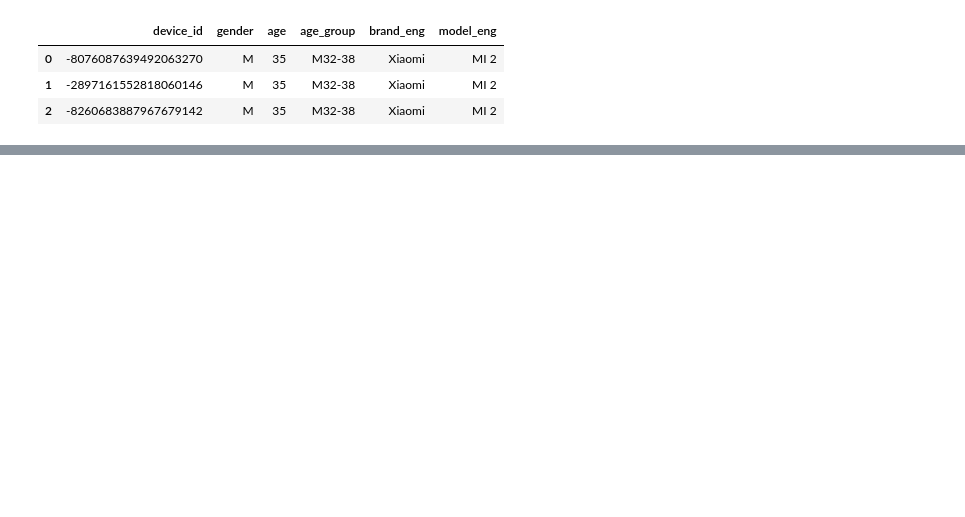
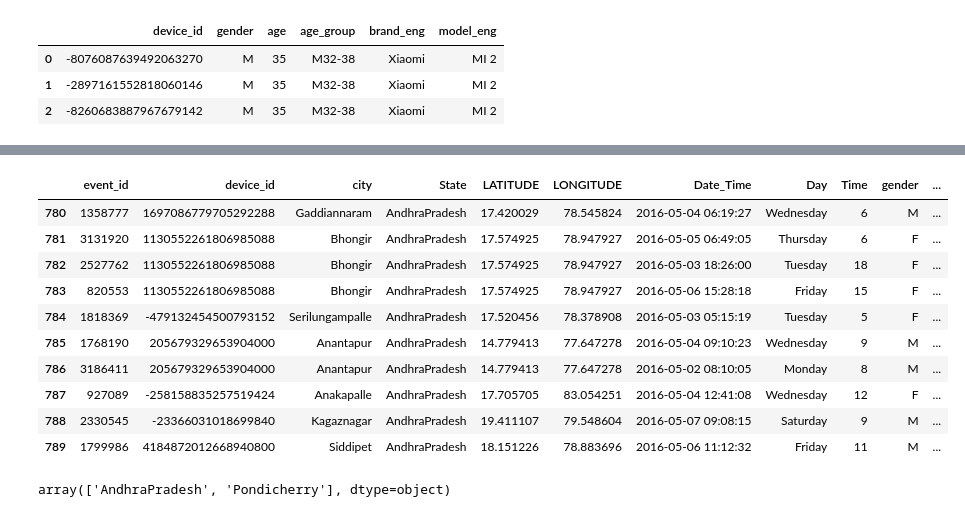
Before and after one commit to pathakchiranjit/Capstone_CDF_April21, a Jupyter notebook: CDF_projects_1004.ipynb, the cells around one changed output, grey strips where cells are left out. Drawn from its saved outputs; the diff is of its cells as text; code cells hidden in the pictures; blank space fills up the shorter version.

```diff
--- a/CDF_projects_1004.ipynb
+++ b/CDF_projects_1004.ipynb
@@ -3686,0 +3775,22 @@ missing_data(df_age)
+# %%
+test_df = project_work.copy()
+# %%
+test_df=pd.merge(test_df,df_age,how='inner',on='device_id')
+# %%
+test_df.tail(10)
+# %% [output]
+|  | event_id | device_id | city | State | LATITUDE | LONGITUDE | Date_Time | Day | Time | gender | ... |
+| 780 | 1358777 | 1697086779705292288 | Gaddiannaram | AndhraPradesh | 17.420029 | 78.545824 | 2016-05-04 06:19:27 | Wednesday | 6 | M | ... |
+| 781 | 3131920 | 1130552261806985088 | Bhongir | AndhraPradesh | 17.574925 | 78.947927 | 2016-05-05 06:49:05 | Thursday | 6 | F | ... |
+| 782 | 2527762 | 1130552261806985088 | Bhongir | AndhraPradesh | 17.574925 | 78.947927 | 2016-05-03 18:26:00 | Tuesday | 18 | F | ... |
+| 783 | 820553 | 1130552261806985088 | Bhongir | AndhraPradesh | 17.574925 | 78.947927 | 2016-05-06 15:28:18 | Friday | 15 | F | ... |
+| 784 | 1818369 | -479132454500793152 | Serilungampalle | AndhraPradesh | 17.520456 | 78.378908 | 2016-05-03 05:15:19 | Tuesday | 5 | F | ... |
+| 785 | 1768190 | 205679329653904000 | Anantapur | AndhraPradesh | 14.779413 | 77.647278 | 2016-05-04 09:10:23 | Wednesday | 9 | M | ... |
+| 786 | 3186411 | 205679329653904000 | Anantapur | AndhraPradesh | 14.779413 | 77.647278 | 2016-05-02 08:10:05 | Monday | 8 | M | ... |
+| 787 | 927089 | -258158835257519424 | Anakapalle | AndhraPradesh | 17.705705 | 83.054251 | 2016-05-04 12:41:08 | Wednesday | 12 | F | ... |
+| 788 | 2330545 | -23366031018699840 | Kagaznagar | AndhraPradesh | 19.411107 | 79.548604 | 2016-05-07 09:08:15 | Saturday | 9 | M | ... |
+| 789 | 1799986 | 4184872012668940800 | Siddipet | AndhraPradesh | 18.151226 | 78.883696 | 2016-05-06 11:12:32 | Friday | 11 | M | ... |
+# %%
+test_df.State.unique()
+# %% [output]
+array(['AndhraPradesh', 'Pondicherry'], dtype=object)
```
Also changed, not shown: parts of 12 cells of this notebook.
